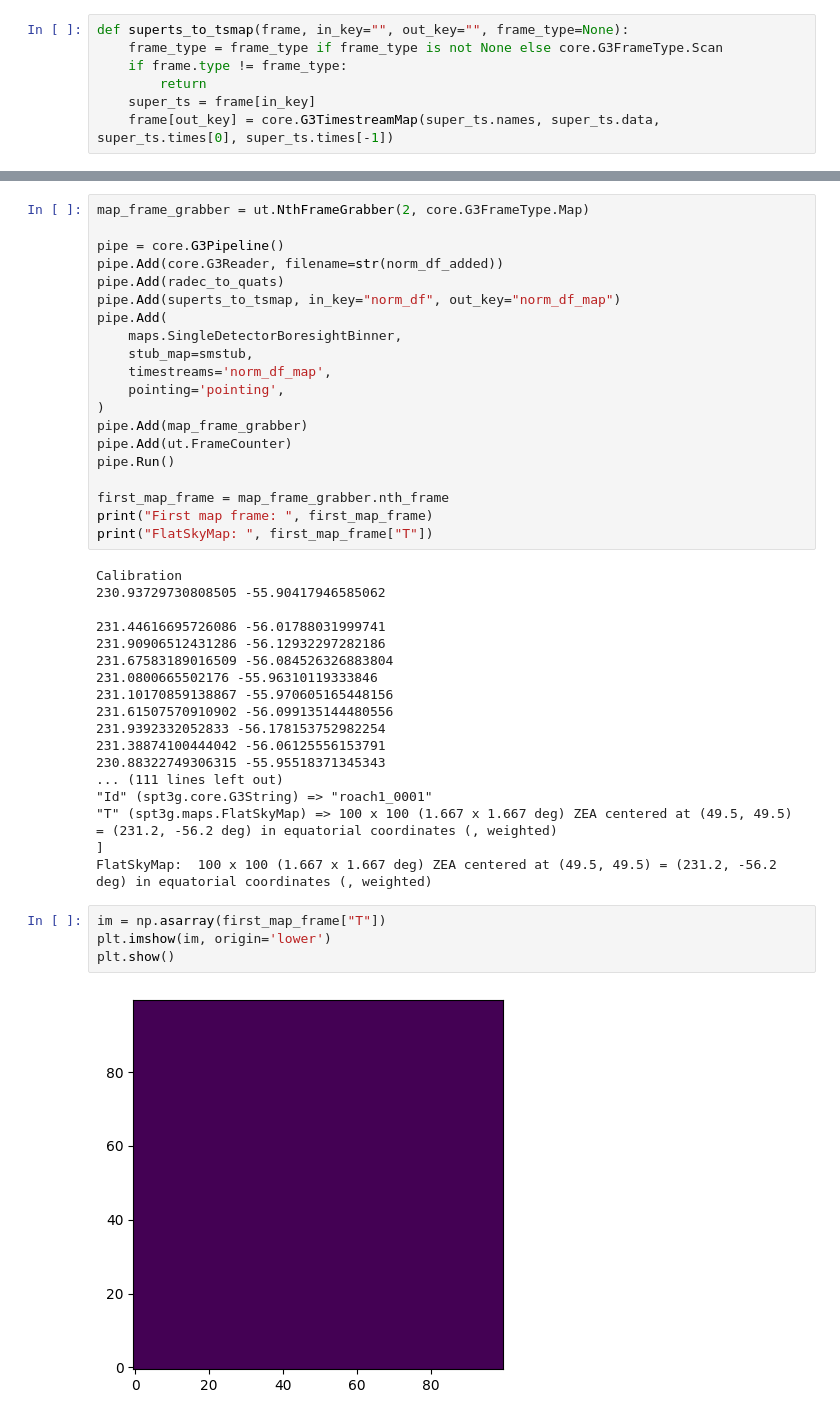
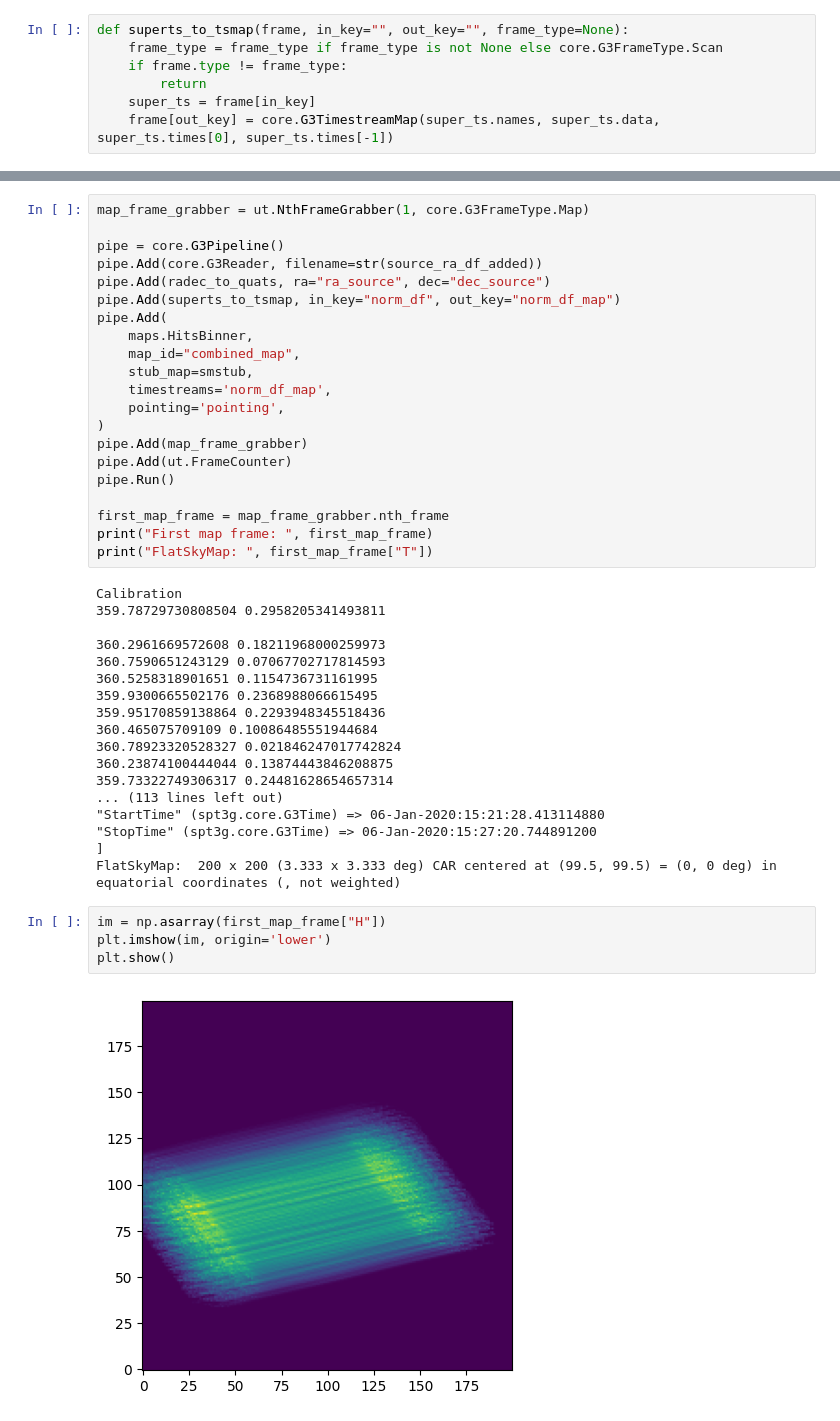
Before and after one commit to jonahjlee/blasttng-to-g3, a Jupyter notebook: notebooks/spt3g_maps.ipynb, the cells around one changed output, grey strips where cells are left out. Saved outputs shown, nothing was run; the diff lists cells and outputs as text.

```diff
--- a/notebooks/spt3g_maps.ipynb
+++ b/notebooks/spt3g_maps.ipynb
@@ -104,12 +90,13 @@ spt3g.core.DoubleVector([57, 67])
 # %%
-map_frame_grabber = ut.NthFrameGrabber(2, core.G3FrameType.Map)
+map_frame_grabber = ut.NthFrameGrabber(1, core.G3FrameType.Map)
 
 pipe = core.G3Pipeline()
-pipe.Add(core.G3Reader, filename=str(norm_df_added))
-pipe.Add(radec_to_quats)
+pipe.Add(core.G3Reader, filename=str(source_ra_df_added))
+pipe.Add(radec_to_quats, ra="ra_source", dec="dec_source")
 pipe.Add(superts_to_tsmap, in_key="norm_df", out_key="norm_df_map")
 pipe.Add(
-    maps.SingleDetectorBoresightBinner,
+    maps.HitsBinner,
+    map_id="combined_map",
     stub_map=smstub,
     timestreams='norm_df_map',
     pointing='pointing',
@@ -123,27 +110,27 @@ print("First map frame: ", first_map_frame)
 print("FlatSkyMap: ", first_map_frame["T"])
 # %% [output]
 Calibration
-230.93729730808505 -55.90417946585062
+359.78729730808504 0.2958205341493811
 
-231.44616695726086 -56.01788031999741
-231.90906512431286 -56.12932297282186
-231.67583189016509 -56.084526326883804
-231.0800665502176 -55.96310119333846
-231.10170859138867 -55.970605165448156
-231.61507570910902 -56.099135144480556
-231.9392332052833 -56.178153752982254
-231.38874100444042 -56.06125556153791
-230.88322749306315 -55.95518371345343
-... (111 lines left out)
-"Id" (spt3g.core.G3String) => "roach1_0001"
-"T" (spt3g.maps.FlatSkyMap) => 100 x 100 (1.667 x 1.667 deg) ZEA centered at (49.5, 49.5) = (231.2, -56.2 deg) in equatorial coordinates (, weighted)
+360.2961669572608 0.18211968000259973
+360.7590651243129 0.07067702717814593
+360.5258318901651 0.1154736731161995
+359.9300665502176 0.2368988066615495
+359.95170859138864 0.2293948345518436
+360.465075709109 0.10086485551944684
+360.78923320528327 0.021846247017742824
+360.23874100444044 0.13874443846208875
+359.73322749306317 0.24481628654657314
+... (113 lines left out)
+"StartTime" (spt3g.core.G3Time) => 06-Jan-2020:15:21:28.413114880
+"StopTime" (spt3g.core.G3Time) => 06-Jan-2020:15:27:20.744891200
 ]
-FlatSkyMap:  100 x 100 (1.667 x 1.667 deg) ZEA centered at (49.5, 49.5) = (231.2, -56.2 deg) in equatorial coordinates (, weighted)
+FlatSkyMap:  200 x 200 (3.333 x 3.333 deg) CAR centered at (99.5, 99.5) = (0, 0 deg) in equatorial coordinates (, not weighted)
 # %%
-im = np.asarray(first_map_frame["T"])
+im = np.asarray(first_map_frame["H"])
 plt.imshow(im, origin='lower')
 plt.show()
 # %% [output]
-[figure, old version]
+[figure, new version]
 # %%
 max_indices = np.unravel_index(np.argmax(im), im.shape)
```
Also changed, not shown: parts of 9 cells of this notebook, 3 other files.
